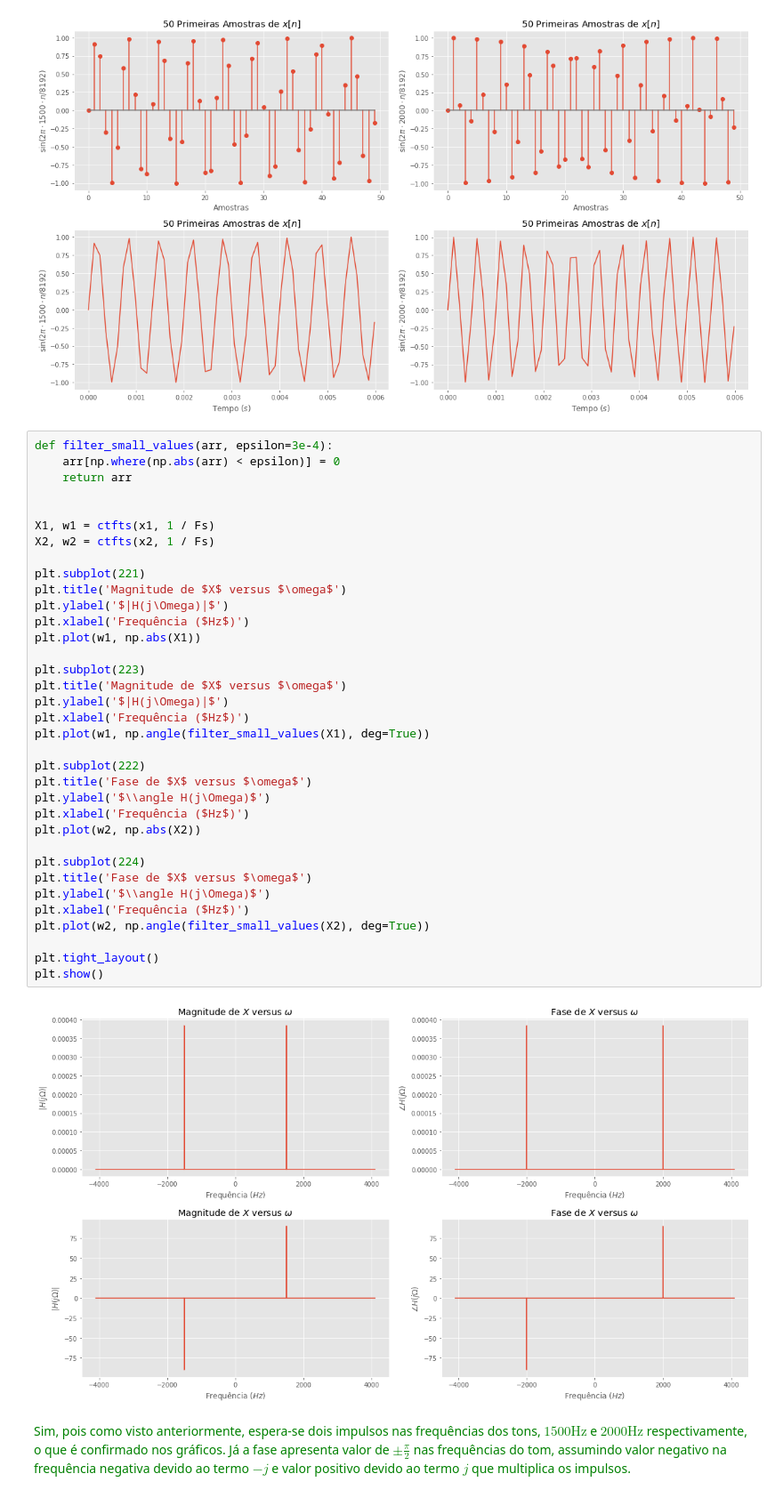
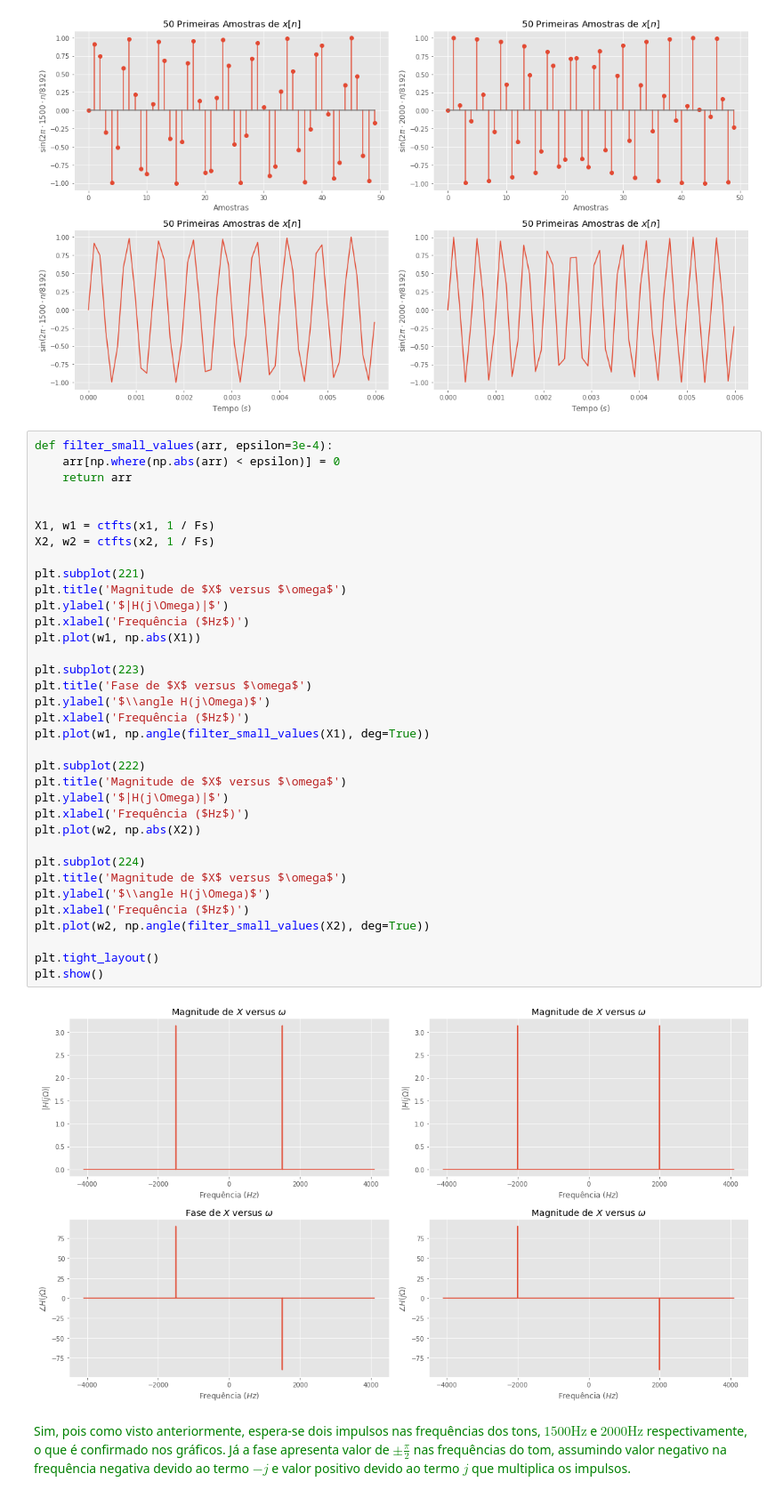
Before and after one commit to davidrft/processamento-digital-de-sinais, a Jupyter notebook: PDS - Projeto 1.ipynb, the cells around one changed output. Shown at 89% size. Saved outputs shown, nothing was run; the diff lists cells and outputs as text.

Commit message:
Fix titles and axis labels

```diff
--- a/PDS - Projeto 1.ipynb
+++ b/PDS - Projeto 1.ipynb
@@ -116,39 +116,39 @@ plt.show()
 def filter_small_values(arr, epsilon=3e-4):
     arr[np.where(np.abs(arr) < epsilon)] = 0
     return arr
 
 
 X1, w1 = ctfts(x1, 1 / Fs)
 X2, w2 = ctfts(x2, 1 / Fs)
 
 plt.subplot(221)
 plt.title('Magnitude de $X$ versus $\omega$')
 plt.ylabel('$|H(j\Omega)|$')
 plt.xlabel('Frequência ($Hz$)')
 plt.plot(w1, np.abs(X1))
 
 plt.subplot(223)
-plt.title('Magnitude de $X$ versus $\omega$')
-plt.ylabel('$|H(j\Omega)|$')
+plt.title('Fase de $X$ versus $\omega$')
+plt.ylabel('$\\angle H(j\Omega)$')
 plt.xlabel('Frequência ($Hz$)')
 plt.plot(w1, np.angle(filter_small_values(X1), deg=True))
 
 plt.subplot(222)
-plt.title('Fase de $X$ versus $\omega$')
-plt.ylabel('$\\angle H(j\Omega)$')
+plt.title('Magnitude de $X$ versus $\omega$')
+plt.ylabel('$|H(j\Omega)|$')
 plt.xlabel('Frequência ($Hz$)')
 plt.plot(w2, np.abs(X2))
 
 plt.subplot(224)
-plt.title('Fase de $X$ versus $\omega$')
+plt.title('Magnitude de $X$ versus $\omega$')
 plt.ylabel('$\\angle H(j\Omega)$')
 plt.xlabel('Frequência ($Hz$)')
 plt.plot(w2, np.angle(filter_small_values(X2), deg=True))
 
 plt.tight_layout()
 plt.show()
 # %% [output]
-[figure, old version]
+[figure, new version]
 # %% [markdown]
 <span style="color:green">Sim, pois como visto anteriormente, espera-se dois impulsos nas frequências dos tons, $1500 \text{Hz}$ e $2000 \text{Hz}$ respectivamente, o que é confirmado nos gráficos. Já a fase apresenta valor de $\pm \frac{\pi}{2}$ nas frequências do tom, assumindo valor negativo na frequência negativa devido ao termo $-j$ e valor positivo devido ao termo $j$ que multiplica os impulsos. </span>
 # %% [markdown]
```
Also changed, not shown: parts of 1 cell of this notebook.
